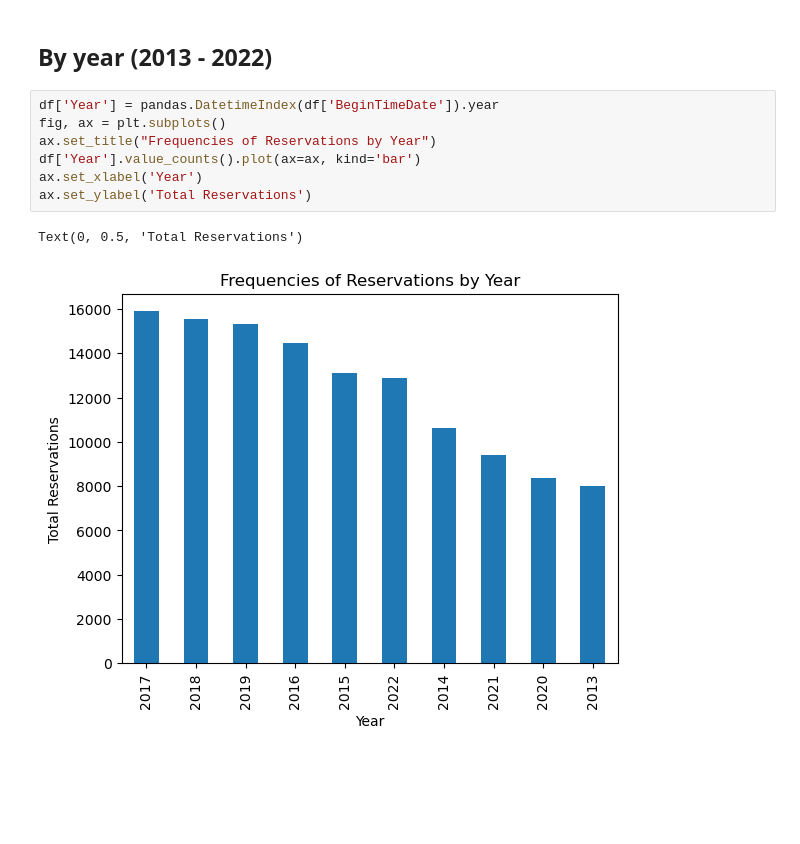
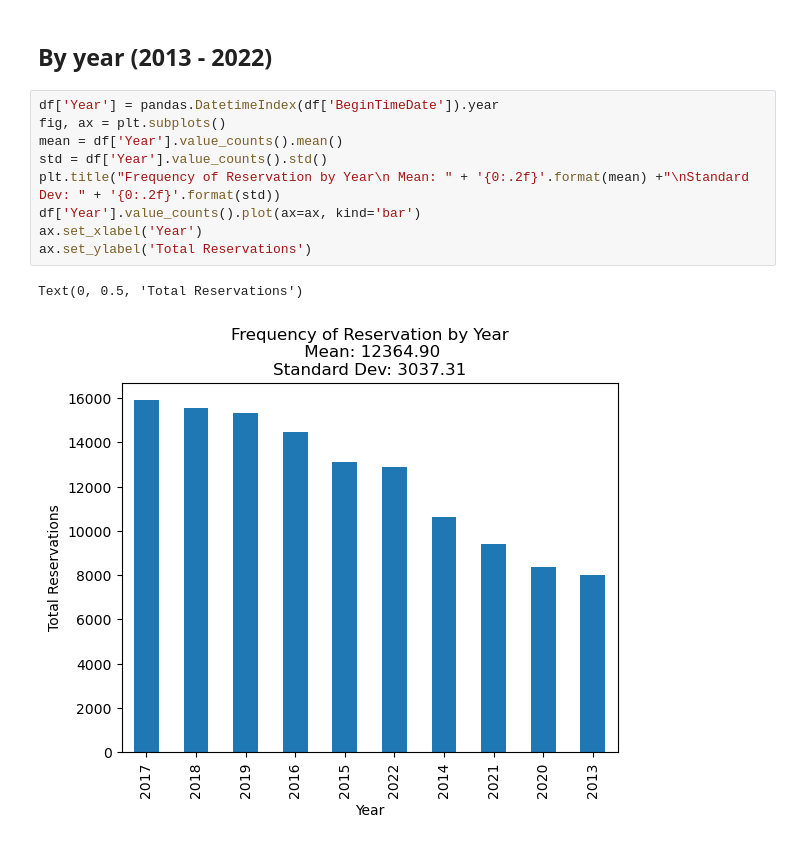
Before and after one commit to EarliestFall988/Data-Science-CIS-590, a Jupyter notebook: Visualizations/Visualizations.ipynb, the cells around one changed output. Saved outputs shown, nothing was run; the diff lists cells and outputs as text; blank space fills up the shorter version.

```diff
--- a/Visualizations/Visualizations.ipynb
+++ b/Visualizations/Visualizations.ipynb
@@ -145,10 +170,12 @@ Text(0, 0.5, 'Total Reservations')
 # %%
 df['Year'] = pandas.DatetimeIndex(df['BeginTimeDate']).year
 fig, ax = plt.subplots()
-ax.set_title("Frequencies of Reservations by Year")
+mean = df['Year'].value_counts().mean()
+std = df['Year'].value_counts().std()
+plt.title("Frequency of Reservation by Year\n Mean: " + '{0:.2f}'.format(mean) +"\nStandard Dev: " + '{0:.2f}'.format(std))
 df['Year'].value_counts().plot(ax=ax, kind='bar')
 ax.set_xlabel('Year')
 ax.set_ylabel('Total Reservations')
 # %% [output]
 Text(0, 0.5, 'Total Reservations')
-[figure, old version]
+[figure, new version]
```
Also changed, not shown: parts of 11 cells of this notebook.
